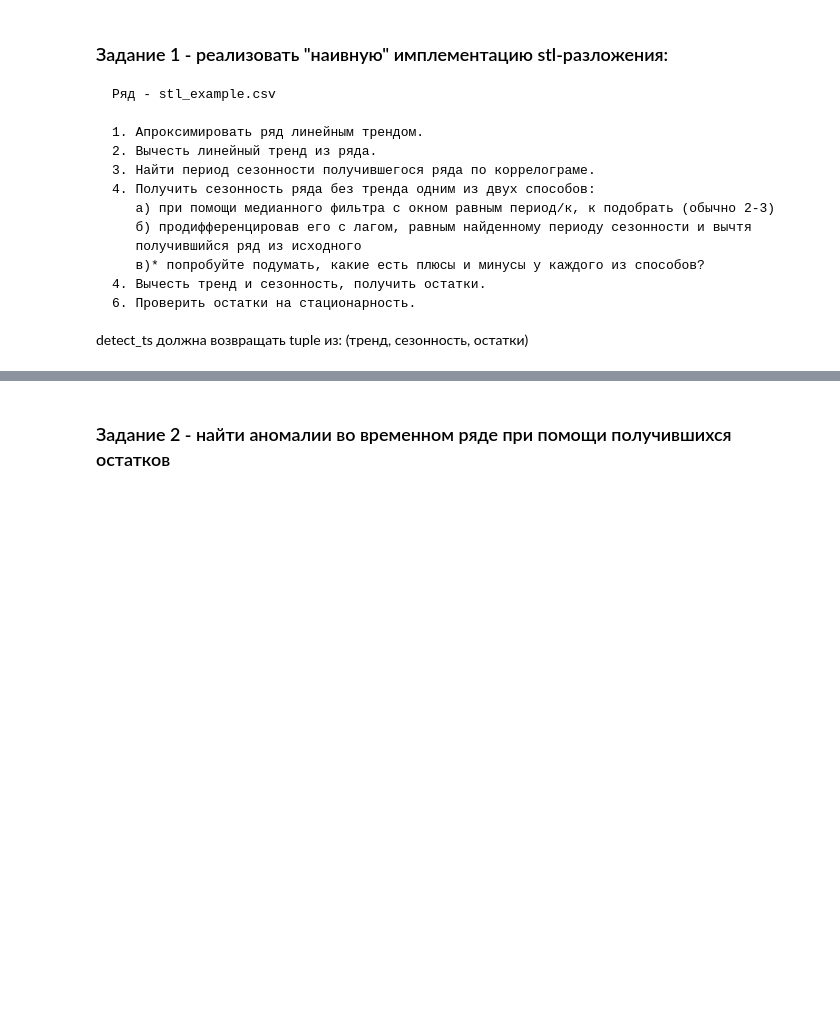
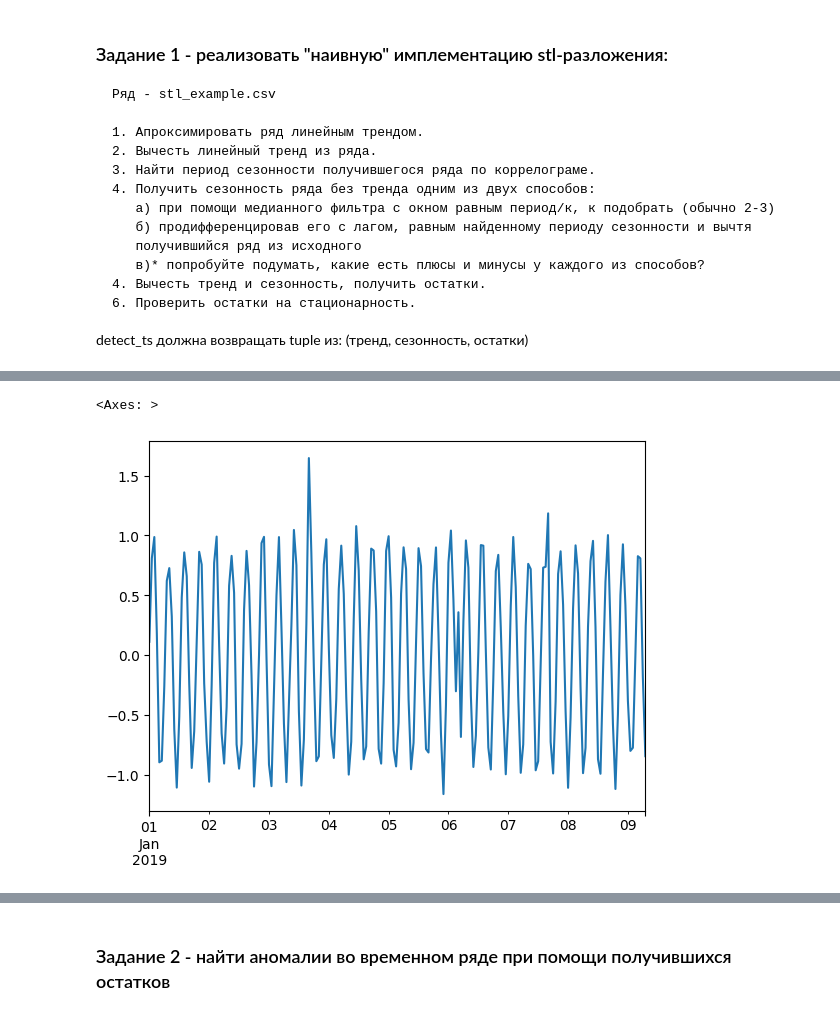
Before and after one commit to npopovv/time_series_course, a Jupyter notebook: week_1/stl.ipynb, the cells around one changed output, grey strips where cells are left out. Saved outputs shown, nothing was run; the diff lists cells and outputs as text; code cells hidden in the pictures; blank space fills up the shorter version.

```diff
--- a/week_1/stl.ipynb
+++ b/week_1/stl.ipynb
@@ -137,0 +142,7 @@ plt.plot(x, ts.values)
+# %%
+detrended = ts - extract_trend(ts)[0]
+# %%
+detrended.plot()
+# %% [output]
+<Axes: >
+[figure, added]
```
Also changed, not shown: parts of 34 cells of this notebook, 1 other file.
